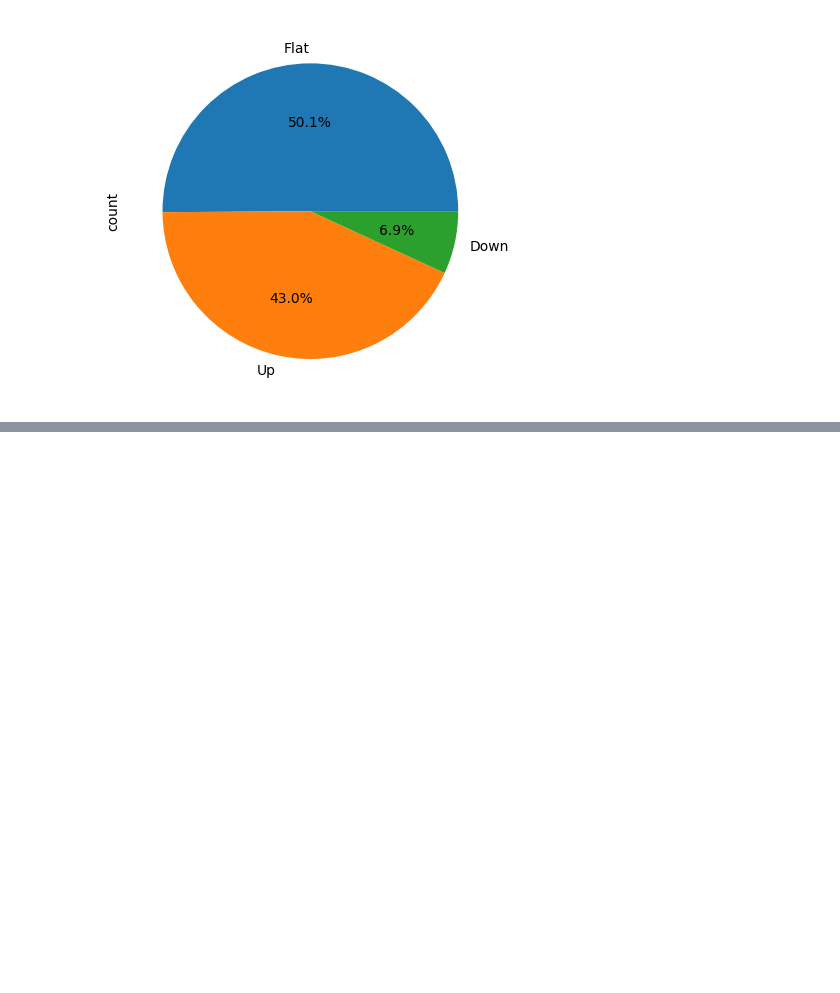
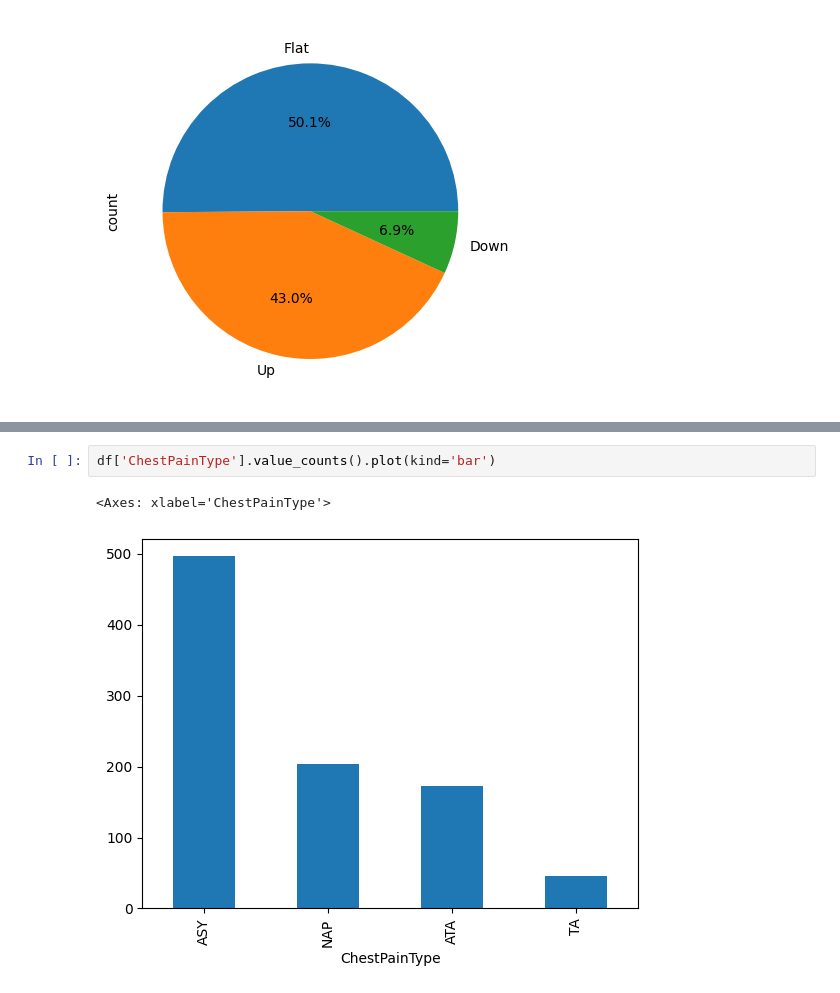
Before and after one commit to nehaljain21/Heart_Disease_EDA, a Jupyter notebook: HeartDisease.ipynb, the cells around one changed output, grey strips where cells are left out. Saved outputs shown, nothing was run; the diff lists cells and outputs as text; blank space fills up the shorter version.

```diff
--- a/HeartDisease.ipynb
+++ b/HeartDisease.ipynb
@@ -178,0 +184,5 @@ df['ST_Slope'].value_counts().plot(kind='pie',autopct='%1.1f%%')
+# %%
+df['ChestPainType'].value_counts().plot(kind='bar')
+# %% [output]
+<Axes: xlabel='ChestPainType'>
+[figure, added]
```
Also changed, not shown: parts of 3 cells of this notebook.
